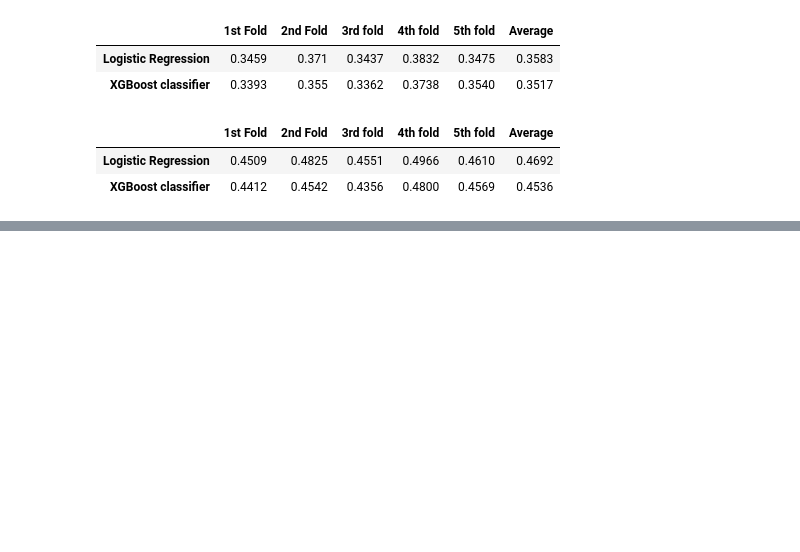
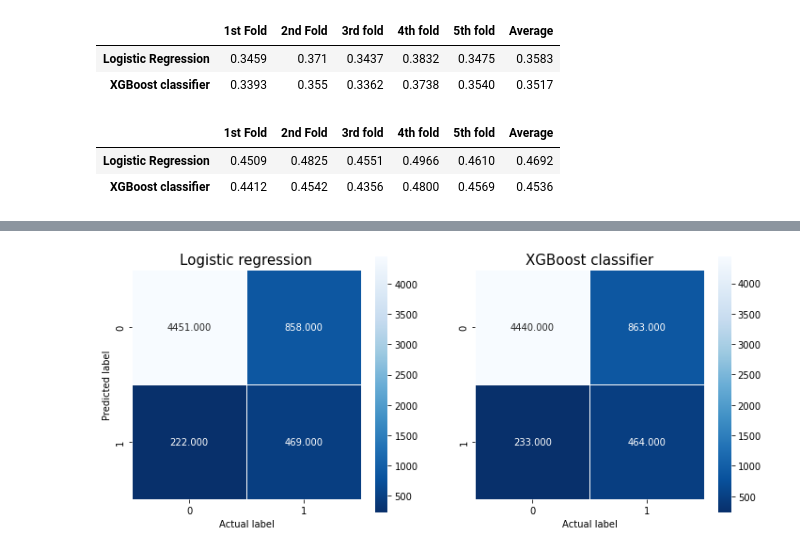
Before and after one commit to jacasta2/cc_default, a Jupyter notebook: ml/ml.ipynb, the cells around one changed output, grey strips where cells are left out. Drawn from its saved outputs; the diff is of its cells as text; code cells hidden in the pictures; blank space fills up the shorter version.

```diff
--- a/ml/ml.ipynb
+++ b/ml/ml.ipynb
@@ -798,0 +1052,20 @@ Overall, both models perform in a similar way and rather poorly. Perhaps the onl
+# %%
+### Let's train the models
+
+# We create the logistic regression
+logisticRegrFT = LogisticRegression(solver = "newton-cg",
+    penalty = "l2",
+    C = 10)
+
+# We create the XGBoost classifier
+xgbClassFT = XGBClassifier(n_estimators = 200,
+    max_depth = 6,
+    eta = 0.03,
+    min_child_weight = 6,
+    subsample = 0.7,
+    colsample_bytree = 0.7,
+    gamma = 0)
+
+# We train the models
+logisticRegrFT.fit(x_train_ht, y_train_ht)
+xgbClassFT.fit(x_train_ht, y_train_ht)
@@ -798,0 +1120,4 @@ Overall, both models perform in a similar way and rather poorly. Perhaps the onl
+# %%
+models = [logisticRegrFT, xgbClassFT]
+names = ["Logistic regression", "XGBoost classifier"]
+final_scores = model_comparison(models, names, x_test_ht, y_test_ht)
@@ -798,0 +1136,22 @@ Overall, both models perform in a similar way and rather poorly. Perhaps the onl
+# %%
+### Lets's plot the confusion matrices
+
+# We extract the confusion matrices from the DataFrame
+cm1 = final_scores.iloc[5, 0]
+cm2 = final_scores.iloc[5, 1]
+
+# We plot them
+fig, ax = plt.subplots(nrows = 1, ncols = 2, figsize = (12, 5))
+sns.heatmap(cm1, annot = True, fmt = ".3f", linewidths = .5, square = True, cmap = "Blues_r", ax = ax[0])
+ax[0].set_title("Logistic regression", size = 15)
+sns.heatmap(cm2, annot = True, fmt = ".3f", linewidths = .5, square = True, cmap = "Blues_r", ax = ax[1])
+ax[1].set_title("XGBoost classifier", size = 15)
+
+# Set common labels
+    # https://stackoverflow.com/questions/6963035/how-to-set-common-axes-labels-for-subplots
+plt.setp(ax[:], xlabel = "Actual label")
+plt.setp(ax[0], ylabel = "Predicted label")
+
+plt.show()
+# %% [output]
+[figure, added]
```
Also changed, not shown: parts of 44 cells of this notebook, 2 other files.
